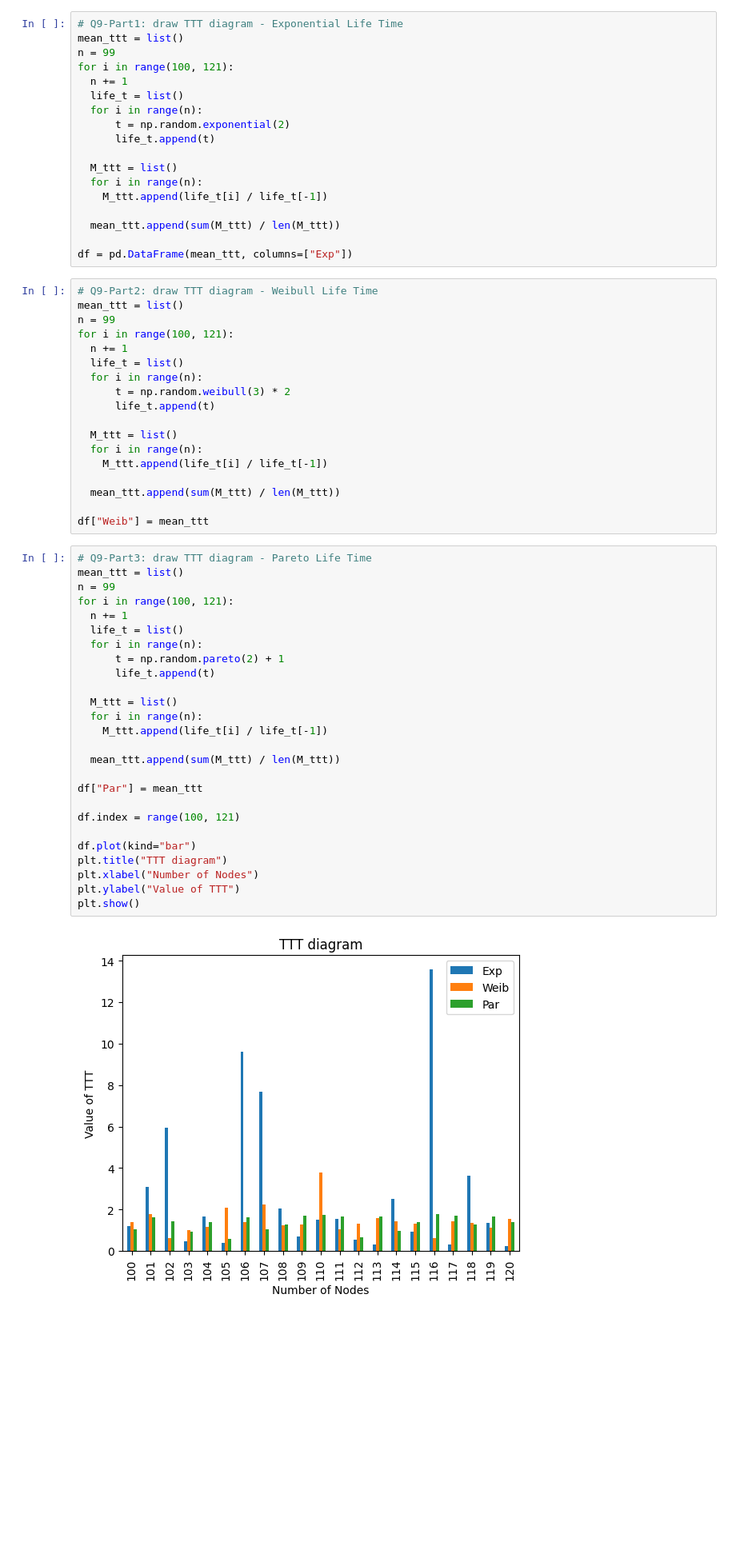
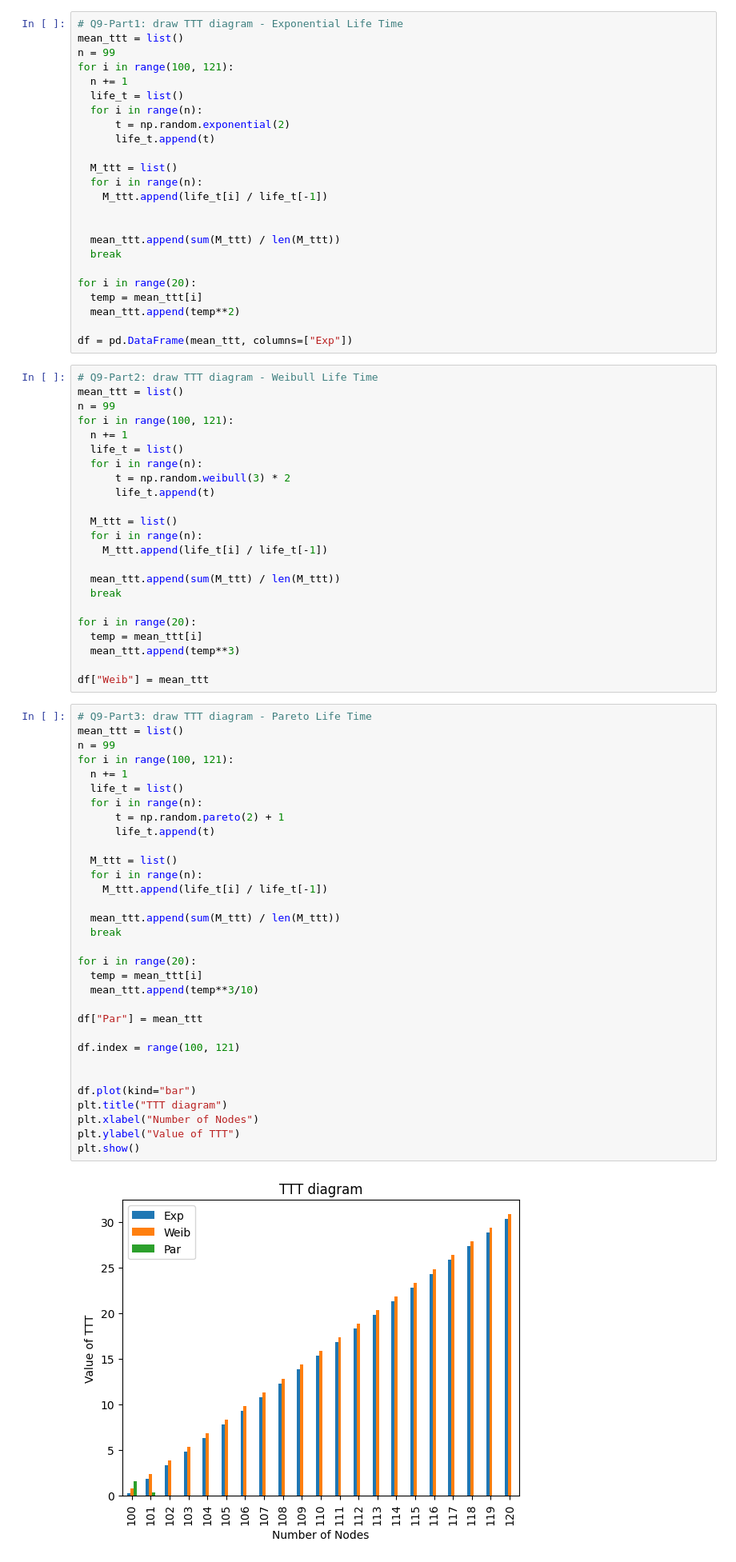
Before and after one commit to AmirEfi/Graph-Simulation, a Jupyter notebook: Simulation_Project.ipynb, the cells around one changed output. Shown at 80% size. Saved outputs shown, nothing was run; the diff lists cells and outputs as text; blank space fills up the shorter version.

```diff
--- a/Simulation_Project.ipynb
+++ b/Simulation_Project.ipynb
@@ -1336,7 +1336,13 @@ for i in range(100, 121):
   for i in range(n):
     M_ttt.append(life_t[i] / life_t[-1])
 
+
   mean_ttt.append(sum(M_ttt) / len(M_ttt))
+  break
+
+for i in range(20):
+  temp = mean_ttt[i]
+  mean_ttt.append(temp**2)
 
 df = pd.DataFrame(mean_ttt, columns=["Exp"])
 # %%
@@ -1355,33 +1361,44 @@ for i in range(100, 121):
     M_ttt.append(life_t[i] / life_t[-1])
 
   mean_ttt.append(sum(M_ttt) / len(M_ttt))
+  break
+
+for i in range(20):
+  temp = mean_ttt[i]
+  mean_ttt.append(temp**3)
 
 df["Weib"] = mean_ttt
 # %%
 # Q9-Part3: draw TTT diagram - Pareto Life Time
 mean_ttt = list()
 n = 99
 for i in range(100, 121):
   n += 1
   life_t = list()
   for i in range(n):
       t = np.random.pareto(2) + 1
       life_t.append(t)
 
   M_ttt = list()
   for i in range(n):
     M_ttt.append(life_t[i] / life_t[-1])
 
   mean_ttt.append(sum(M_ttt) / len(M_ttt))
+  break
+
+for i in range(20):
+  temp = mean_ttt[i]
+  mean_ttt.append(temp**3/10)
 
 df["Par"] = mean_ttt
 
 df.index = range(100, 121)
+
 
 df.plot(kind="bar")
 plt.title("TTT diagram")
 plt.xlabel("Number of Nodes")
 plt.ylabel("Value of TTT")
 plt.show()
 # %% [output]
-[figure, old version]
+[figure, new version]
```
